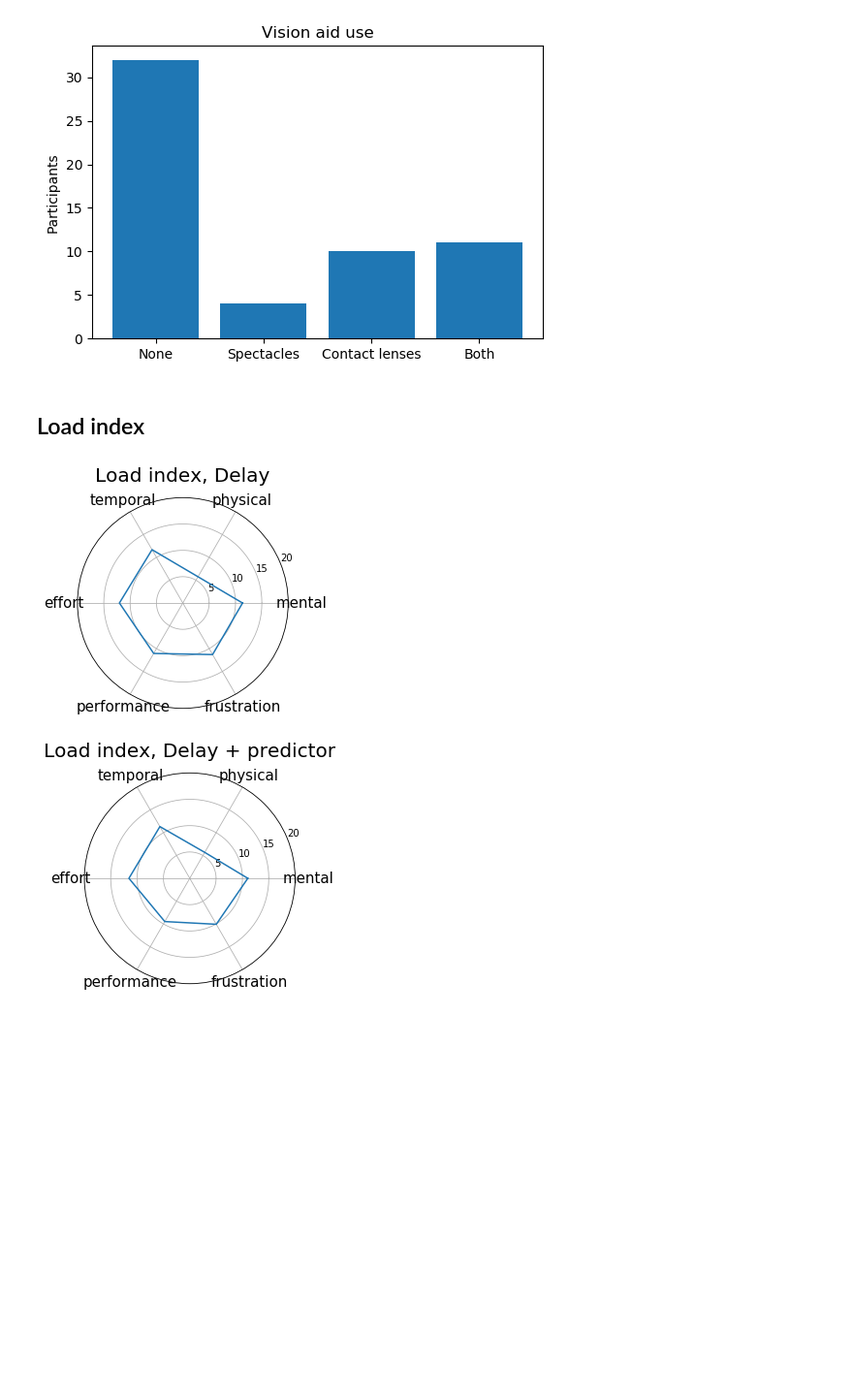
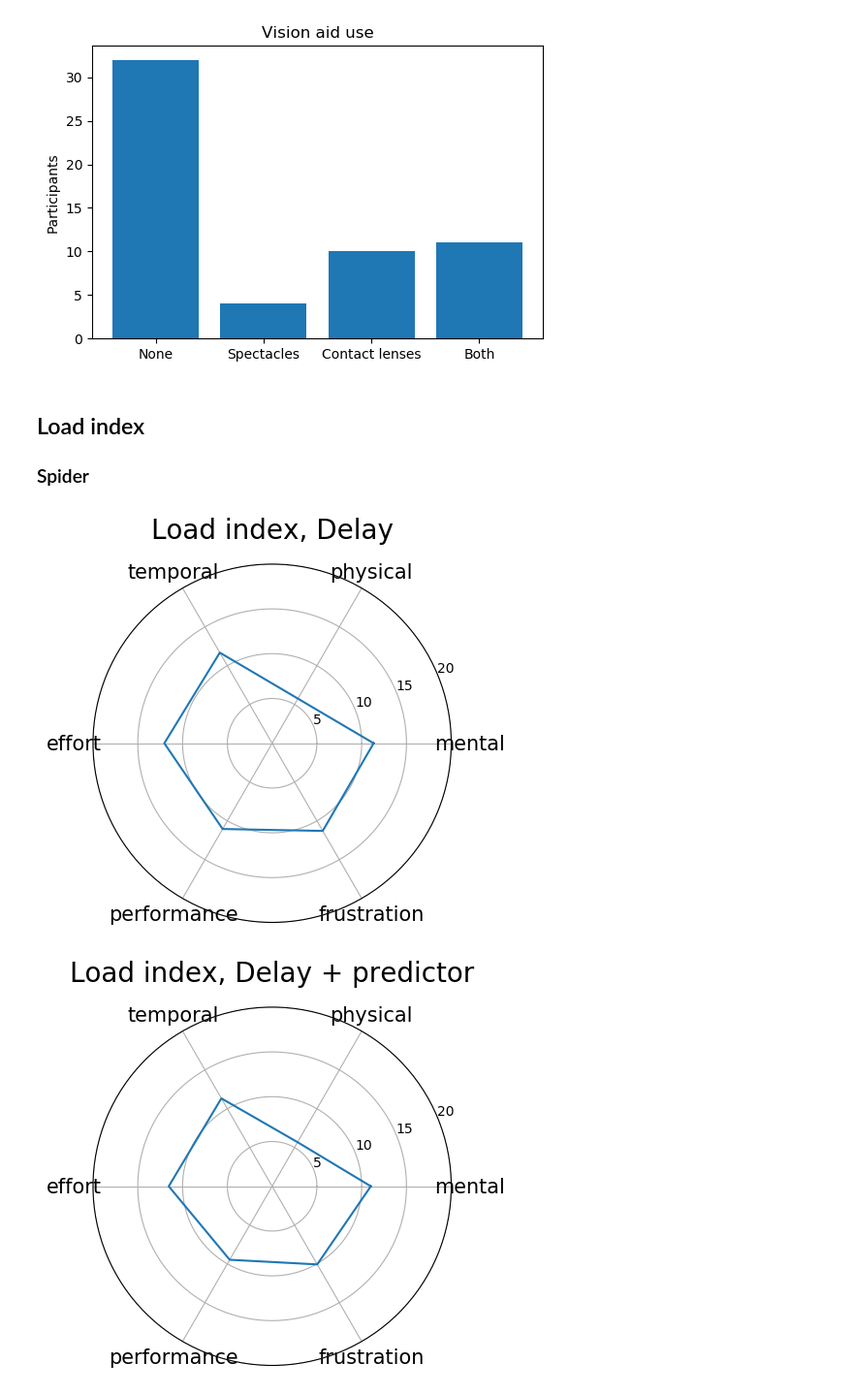
Before and after one commit to martinloland/master_thesis, a Jupyter notebook: data/experiment_data.ipynb, the cells around one changed output. Shown: that part at 97% size. Drawn from its saved outputs; the diff is of its cells as text; code cells hidden in the pictures; blank space fills up the shorter version.

Commit message:
plotting

```diff
--- a/data/experiment_data.ipynb
+++ b/data/experiment_data.ipynb
@@ -318,30 +318,32 @@ plt.show()
 [figure]
 # %% [markdown]
 ## Load index
+### Spider
 # %%
+plt.style.use('default')
 delay_guess = {}
 load_description = ['mental', 'physical', 'temporal', 'effort', 'performance', 'frustration']
 N = len(load_description)
 angles = [n / float(N) * 2 * pi for n in range(N)]
 angles += angles[:1]
 
 for exp in range(3):
     load = pd.read_sql_query("select mental, physical, temporal, effort, performance, frustration from survey where valid=1 and experiment={};".format(exp), conn)
     load_ar = np.array(load)
     avg = np.average(load_ar, axis=0)
     values = avg.tolist()
     values[4]=10-values[4]
     values += values[:1]
     values = [val*2 for val in values]
 
     ax = plt.subplot(111, polar=True)
     ax.set_title('Load index, {}'.format(exp_dict[exp]), size=20)
     plt.xticks(angles[:-1], load_description, size=15)
 #     ax.set_rlabel_position(0)
     plt.yticks([5, 10, 15, 20], ["5","10", '15', '20'])
     plt.ylim(0,20)
     ax.plot(angles, values)
     plt.show()
 # %% [output]
-[figure, old version]
+[figure, new version]
-[figure, old version]
+[figure, new version]
```
Also changed, not shown: parts of 4 cells of this notebook, 1 other file.
